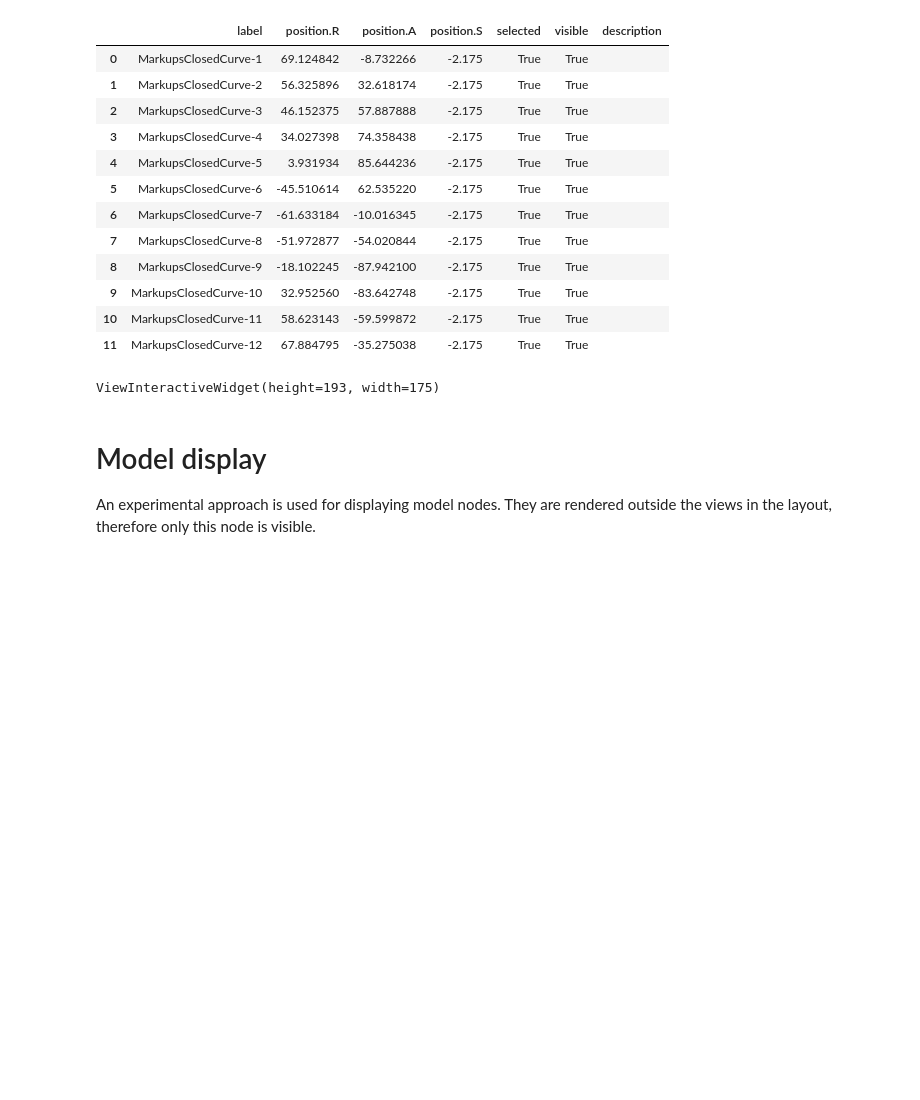
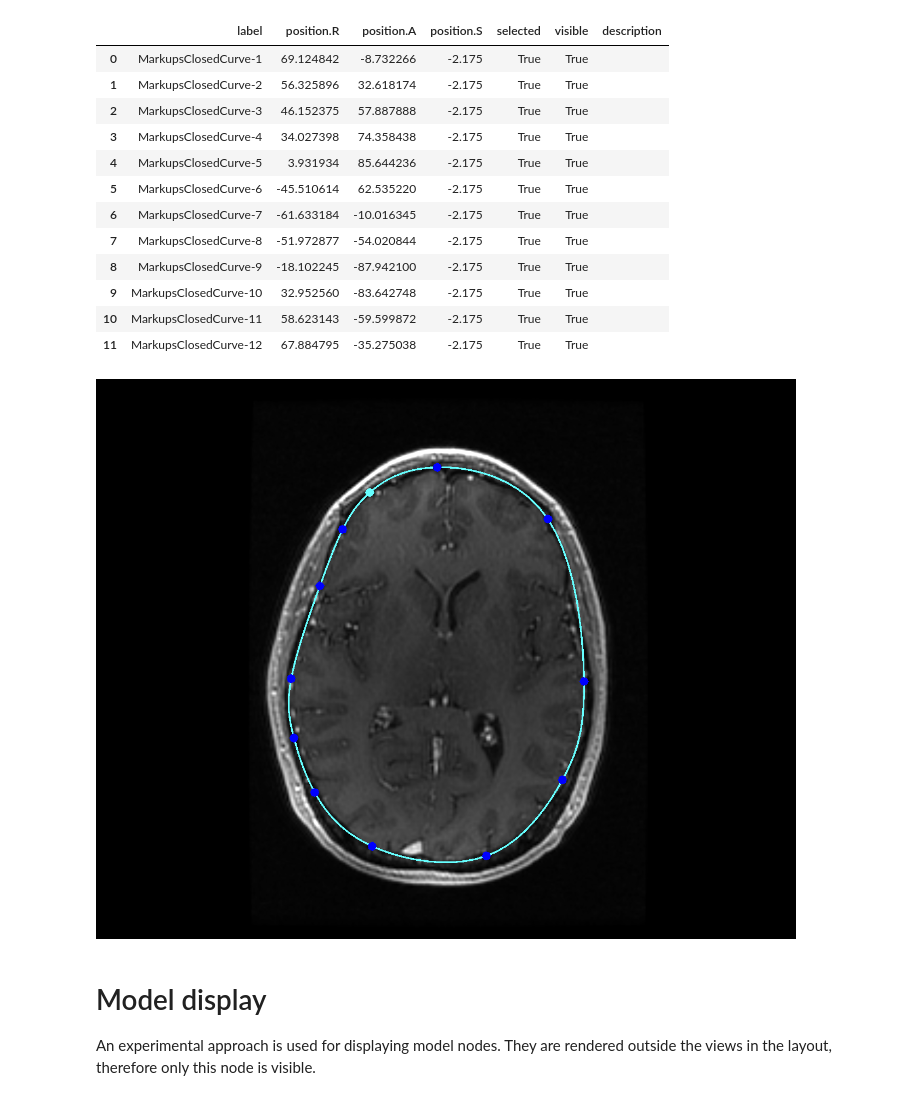
Before and after one commit to Slicer/SlicerNotebooks, a Jupyter notebook: 01_Data_loading_and_display.ipynb, the cells around one changed output. Drawn from its saved outputs; the diff is of its cells as text; code cells hidden in the pictures; blank space fills up the shorter version.

```diff
--- a/01_Data_loading_and_display.ipynb
+++ b/01_Data_loading_and_display.ipynb
@@ -169,18 +169,15 @@ closedCurve  # slicernb.displayable(obj) is called automatially for cell outputs
 # %%
 closedCurve.SetNthControlPointSelected(3, False)
 closedCurve.GetDisplayNode().SetSelectedColor(0,0,1)
 closedCurve.GetDisplayNode().SetGlyphScale(5)
 closedCurve.GetDisplayNode().UseGlyphScaleOn()
 slicer.util.setSliceViewerLayers(fit=True)
-slicer.modules.markups.logic().JumpSlicesToNthPointInMarkup(closedCurve.GetID(), 0)
-#slicernb.ViewSliceDisplay('Red')
-slicernb.ViewDisplay('OneUpRed')
+slicer.modules.markups.logic().JumpSlicesToNthPointInMarkup(closedCurve.GetID(), 1)
 app.setWindowSize(scale=1.0)
 app.setContents("viewers")
-app.show()
-display(liveRedSlice)
+slicernb.ViewDisplay('OneUpRedSlice', center=False)
 # %% [output]
-ViewInteractiveWidget(height=193, width=175)
+[figure, added]
 # %% [markdown]
 # Model display
 An experimental approach is used for displaying model nodes. They are rendered outside the views in the layout, therefore only this node is visible.
```
Also changed, not shown: parts of 6 cells of this notebook.
